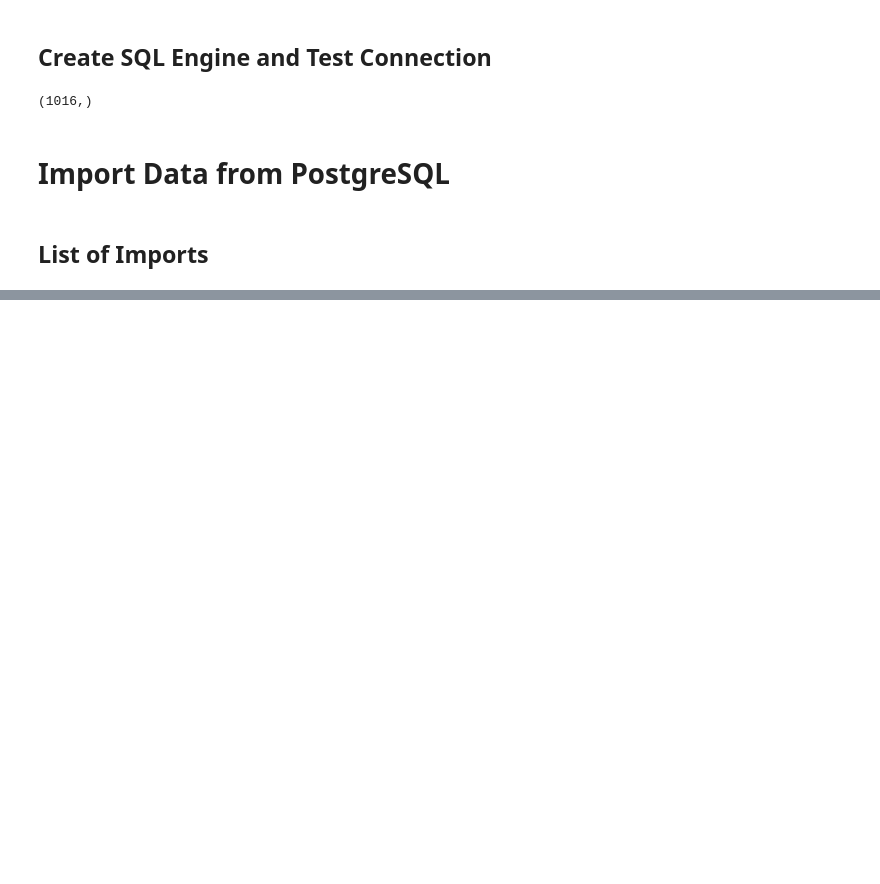
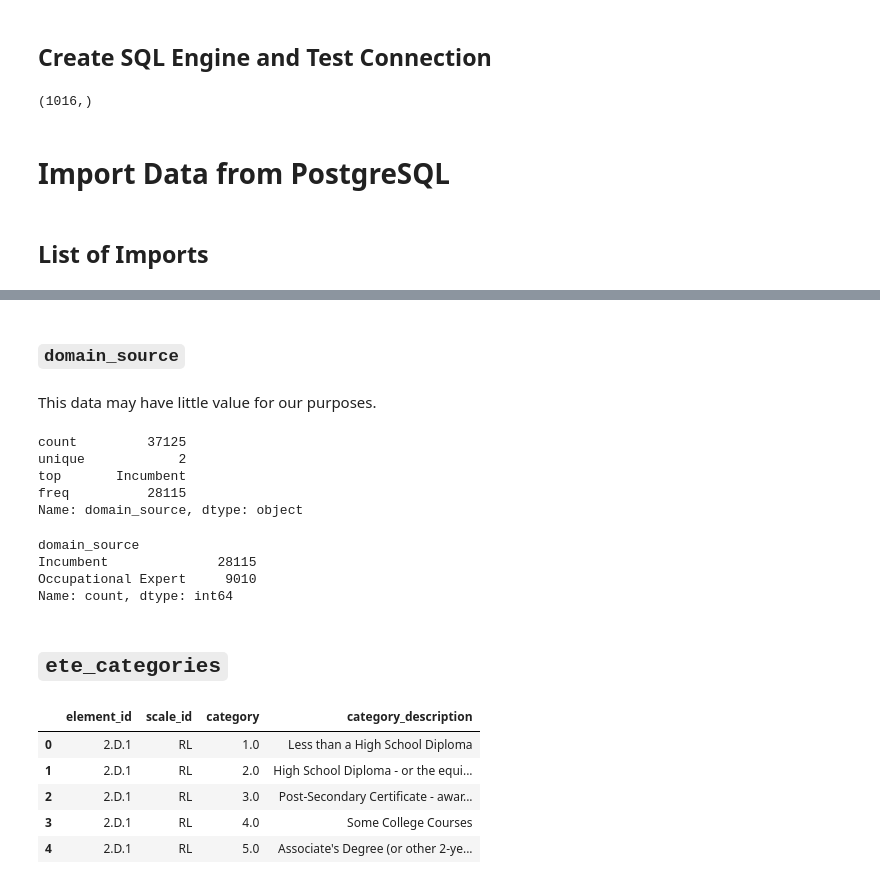
Before and after one commit to blue-santa/comparing-training-req-to-salary-exp, a Jupyter notebook: notebooks/02-data-wrangling/01-01-wrangling-onet-train-reward-compare.ipynb, the cells around one changed output, grey strips where cells are left out. Saved outputs shown, nothing was run; the diff lists cells and outputs as text; code cells hidden in the pictures; blank space fills up the shorter version.

```diff
--- a/notebooks/02-data-wrangling/01-01-wrangling-onet-train-reward-compare.ipynb
+++ b/notebooks/02-data-wrangling/01-01-wrangling-onet-train-reward-compare.ipynb
@@ -66,0 +76,5 @@ with engine.connect() as conn:
+# %%
+ete_categories = pd.DataFrame()
+
+with engine.connect() as conn:
+    ete_categories = pd.read_sql_table('ete_categories', schema='onet', con=engine)
@@ -66,0 +470,30 @@ with engine.connect() as conn:
+# %% [markdown]
+### `domain_source`
+# %% [markdown]
+This data may have little value for our purposes.
+# %%
+ete['domain_source'].describe()
+# %% [output]
+count         37125
+unique            2
+top       Incumbent
+freq          28115
+Name: domain_source, dtype: object
+# %%
+ete['domain_source'].value_counts()
+# %% [output]
+domain_source
+Incumbent              28115
+Occupational Expert     9010
+Name: count, dtype: int64
+# %% [markdown]
+## `ete_categories`
+# %%
+ete_categories.head()
+# %% [output]
+|  | element_id | scale_id | category | category_description |
+| 0 | 2.D.1 | RL | 1.0 | Less than a High School Diploma |
+| 1 | 2.D.1 | RL | 2.0 | High School Diploma - or the equi... |
+| 2 | 2.D.1 | RL | 3.0 | Post-Secondary Certificate - awar... |
+| 3 | 2.D.1 | RL | 4.0 | Some College Courses |
+| 4 | 2.D.1 | RL | 5.0 | Associate's Degree (or other 2-ye... |
```
Also changed, not shown: parts of 76 cells of this notebook.
